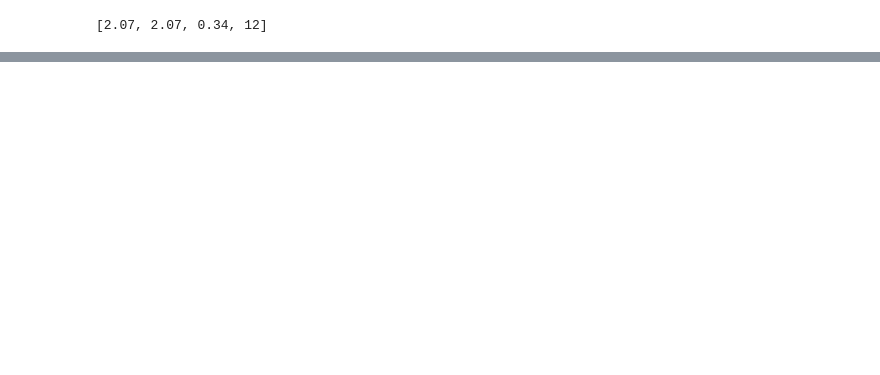
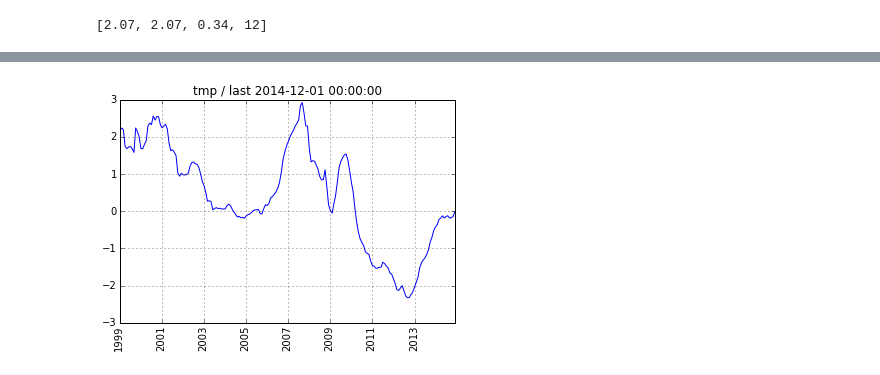
Before and after one commit to rsvp/fecon235, a Jupyter notebook: nb/fred-eurozone.ipynb, the cells around one changed output, grey strips where cells are left out. Saved outputs shown, nothing was run; the diff lists cells and outputs as text; code cells hidden in the pictures; blank space fills up the shorter version.

```diff
--- a/nb/fred-eurozone.ipynb
+++ b/nb/fred-eurozone.ipynb
@@ -217,0 +171,6 @@ plotfred(regresstime(eu2us))
+# %%
+#  We compute the real rate for 3-month tenor:
+realrate = todf( libeur - infreu )
+plotfred(realrate)
+# %% [output]
+[figure, added]
```
Also changed, not shown: parts of 63 cells of this notebook, 1 other file.
